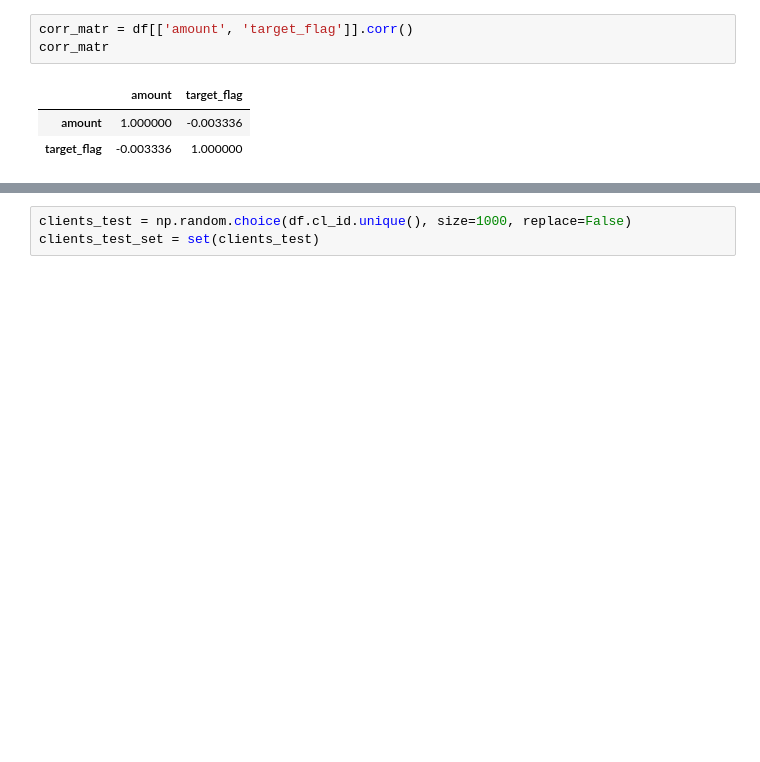
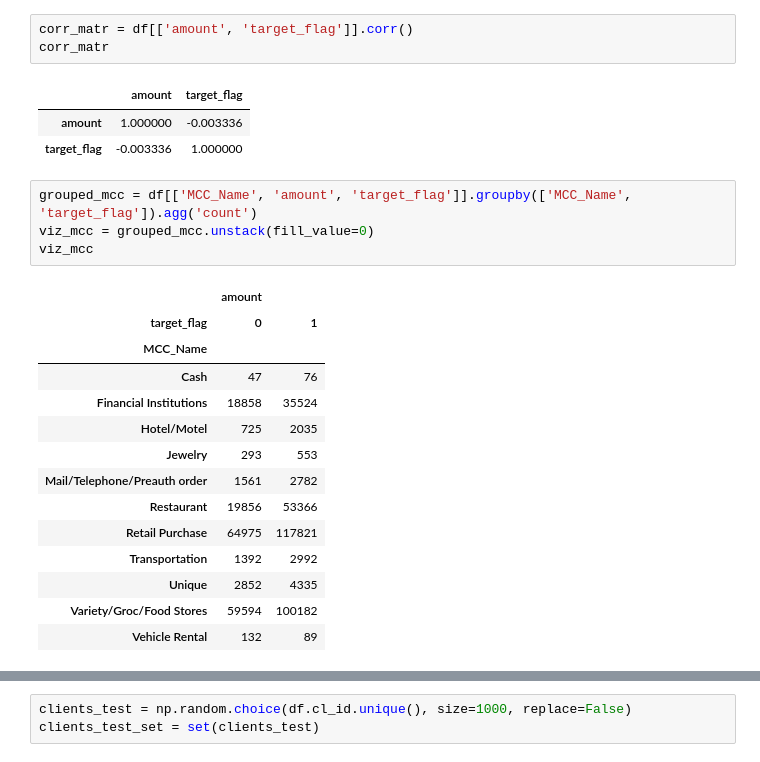
Before and after one commit to dataeli/netology-FE, a Jupyter notebook: HW1.ipynb, the cells around one changed output, grey strips where cells are left out. Drawn from its saved outputs; the diff is of its cells as text; blank space fills up the shorter version.

```diff
--- a/HW1.ipynb
+++ b/HW1.ipynb
@@ -181,3 +181,22 @@ corr_matr
 |  | amount | target_flag |
 | amount | 1.000000 | -0.003336 |
 | target_flag | -0.003336 | 1.000000 |
+# %%
+grouped_mcc = df[['MCC_Name', 'amount', 'target_flag']].groupby(['MCC_Name', 'target_flag']).agg('count')
+viz_mcc = grouped_mcc.unstack(fill_value=0)
+viz_mcc
+# %% [output]
+|  | amount |  |
+| target_flag | 0 | 1 |
+| MCC_Name |  |  |
+| Cash | 47 | 76 |
+| Financial Institutions | 18858 | 35524 |
+| Hotel/Motel | 725 | 2035 |
+| Jewelry | 293 | 553 |
+| Mail/Telephone/Preauth order | 1561 | 2782 |
+| Restaurant | 19856 | 53366 |
+| Retail Purchase | 64975 | 117821 |
+| Transportation | 1392 | 2992 |
+| Unique | 2852 | 4335 |
+| Variety/Groc/Food Stores | 59594 | 100182 |
+| Vehicle Rental | 132 | 89 |
```
Also changed, not shown: parts of 3 cells of this notebook.
